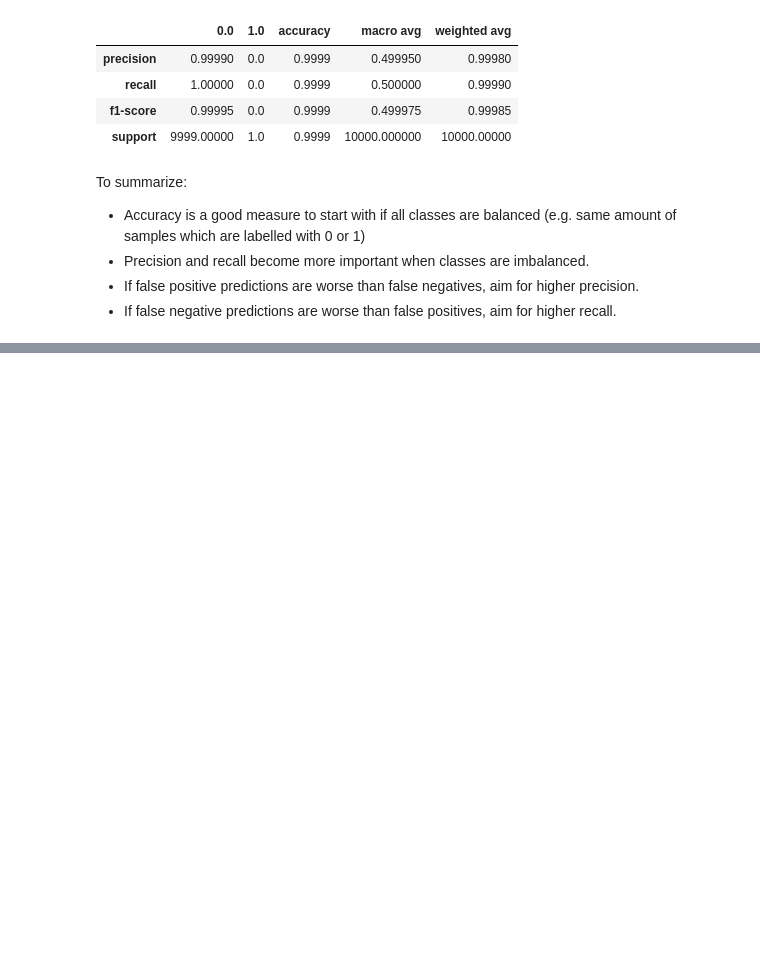
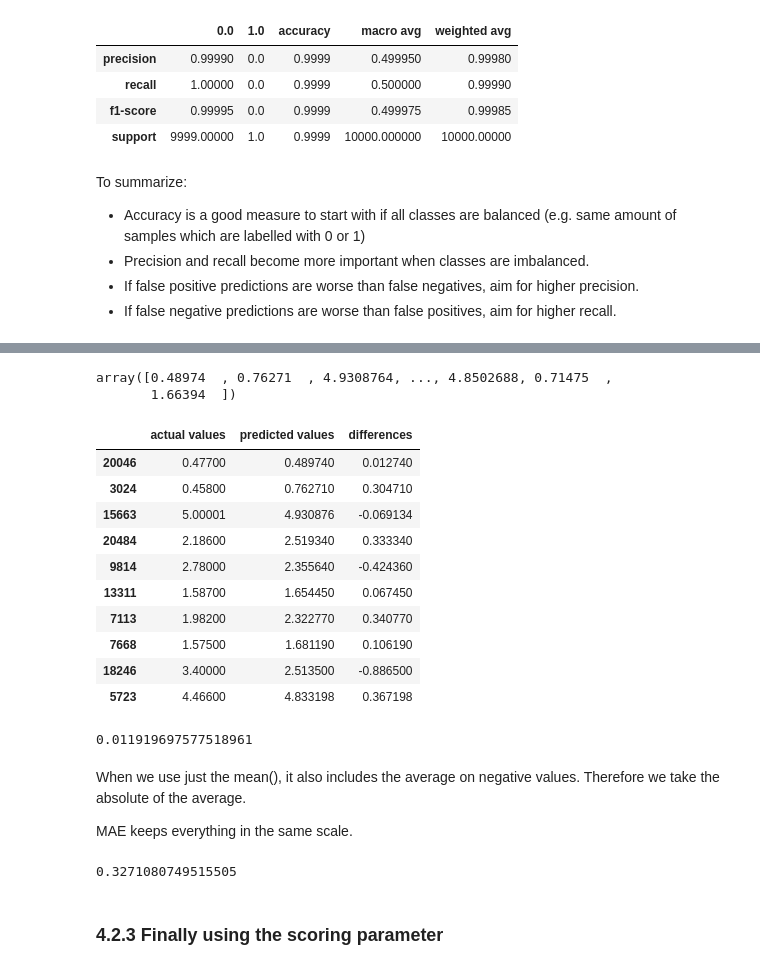
Before and after one commit to Shuraimi/zero-to-mastery-ai-ml-course, a Jupyter notebook: notebooks/Introduction_to_scikitlearn_2.ipynb, the cells around one changed output, grey strips where cells are left out. Drawn from its saved outputs; the diff is of its cells as text; code cells hidden in the pictures; blank space fills up the shorter version.

```diff
--- a/notebooks/Introduction_to_scikitlearn_2.ipynb
+++ b/notebooks/Introduction_to_scikitlearn_2.ipynb
@@ -1442,0 +1440,16 @@ To summarize:
+# %%
+from sklearn.ensemble import RandomForestRegressor
+from sklearn.model_selection import train_test_split
+
+np.random.seed(42)
+
+X=housing_df.drop('target',axis=1)
+y=housing_df.target
+
+X_train,X_test,y_train,y_test=train_test_split(X,
+                                              y,
+                                              test_size=0.2)
+
+model=RandomForestRegressor()
+
+model.fit(X_train,y_train)
@@ -1442,0 +1513,6 @@ To summarize:
+# %%
+from sklearn.metrics import mean_squared_error
+
+y_preds=model.predict(X_test)
+mean_squared_error(y_true=y_test,
+                   y_pred=y_preds)
@@ -1442,0 +1595,38 @@ To summarize:
+# %%
+y_preds
+# %% [output]
+array([0.48974  , 0.76271  , 4.9308764, ..., 4.8502688, 0.71475  ,
+       1.66394  ])
+# %%
+# let's visualise this by creating a DataFrame
+df=pd.DataFrame(data={'actual values':y_test,
+                 'predicted values':y_preds})
+df["differences"]=df['predicted values'] - df['actual values']
+df.head(10)
+# %% [output]
+|  | actual values | predicted values | differences |
+| 20046 | 0.47700 | 0.489740 | 0.012740 |
+| 3024 | 0.45800 | 0.762710 | 0.304710 |
+| 15663 | 5.00001 | 4.930876 | -0.069134 |
+| 20484 | 2.18600 | 2.519340 | 0.333340 |
+| 9814 | 2.78000 | 2.355640 | -0.424360 |
+| 13311 | 1.58700 | 1.654450 | 0.067450 |
+| 7113 | 1.98200 | 2.322770 | 0.340770 |
+| 7668 | 1.57500 | 1.681190 | 0.106190 |
+| 18246 | 3.40000 | 2.513500 | -0.886500 |
+| 5723 | 4.46600 | 4.833198 | 0.367198 |
+# %%
+# this also inclides the negatives in the differences
+df.differences.mean()
+# %% [output]
+0.011919697577518961
+# %% [markdown]
+When we use just the mean(), it also includes the average on negative values. Therefore we take the absolute of the average.
+
+MAE keeps everything in the same scale.
+# %%
+np.abs(df.differences).mean()
+# %% [output]
+0.3271080749515505
+# %% [markdown]
+### 4.2.3 Finally using the scoring parameter
```
Also changed, not shown: parts of 83 cells of this notebook.
